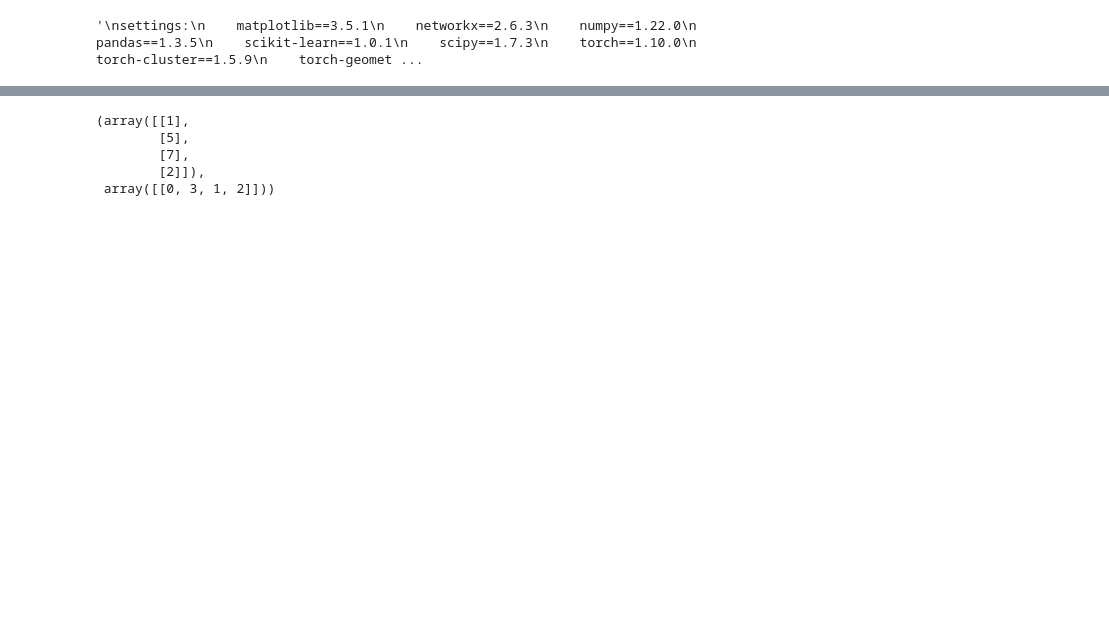
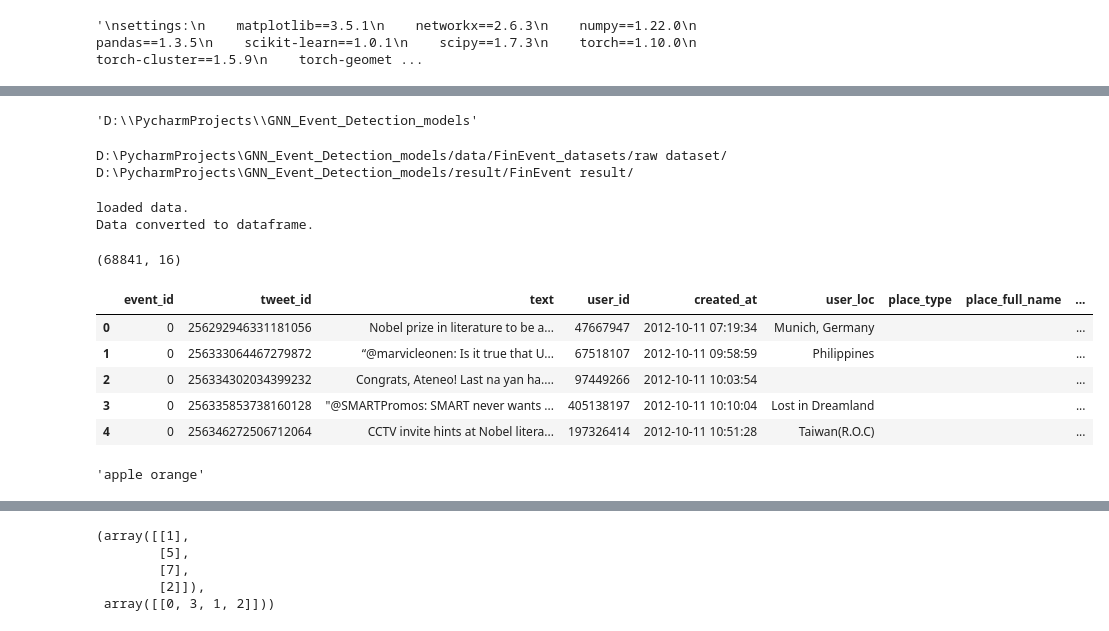
Before and after one commit to yuyongsheng1990/GNN_Event_Detection_models, a Jupyter notebook: FinEvent Models/FinEvent.ipynb, the cells around one changed output, grey strips where cells are left out. Saved outputs shown, nothing was run; the diff lists cells and outputs as text; code cells hidden in the pictures; blank space fills up the shorter version.

```diff
--- a/FinEvent Models/FinEvent.ipynb
+++ b/FinEvent Models/FinEvent.ipynb
@@ -26,7 +26,7 @@ settings:
 # %%
 import numpy as np
 import pandas as pd
-from datetime import datetime
+import datetime
 
 import networkx as nx
 from scipy import sparse
@@ -34,7 +34,7 @@ from scipy import sparse
 import torch
 
 import os
-project_path = os.getcwd()
+project_path = os.path.abspath(os.path.dirname(os.getcwd()))  # # 获取上级路径
 # %%
 project_path
 # %% [output]
@@ -120,0 +63,46 @@ class Inter_AGG(nn.Module):  # inter-aggregation
+# %%
+project_path
+# %% [output]
+'D:\\PycharmProjects\\GNN_Event_Detection_models'
+# %%
+load_path = project_path + '/data/FinEvent_datasets/raw dataset/'
+save_path = project_path + '/result/FinEvent result/'
+# %%
+print(load_path)
+print(save_path)
+# %% [output]
+D:\PycharmProjects\GNN_Event_Detection_models/data/FinEvent_datasets/raw dataset/
+D:\PycharmProjects\GNN_Event_Detection_models/result/FinEvent result/
+# %%
+# load dataset
+p_part1 = load_path + '68841_tweets_multiclasses_filtered_0722_part1.npy'
+p_part2 = load_path + '68841_tweets_multiclasses_filtered_0722_part2.npy'
+# Python 中的 pickle 用于在保存到磁盘文件或从磁盘文件读取之前，对对象进行序列化和反序列化
+df_np_part1 = np.load(p_part1, allow_pickle=True)  # allow_pickle, Allow loading pickled object arrays stored in npy files
+df_np_part2 = np.load(p_part2, allow_pickle=True)
+df_np = np.concatenate((df_np_part1, df_np_part2),axis=0) # 按行拼接
+print('loaded data.')
+df = pd.DataFrame(data=df_np, columns=['event_id','tweet_id','text','user_id','created_at','user_loc','place_type',
+                                      'place_full_name','place_country_code','hashtags','user_mentions','image_urls',
+                                      'entities','words','filtered_words','sampled_words'])
+print('Data converted to dataframe.')
+# %% [output]
+loaded data.
+Data converted to dataframe.
+# %%
+print(df.shape)
+# %% [output]
+(68841, 16)
+# %%
+df.head(5)
+# %% [output]
+|  | event_id | tweet_id | text | user_id | created_at | user_loc | place_type | place_full_name | ... |
+| 0 | 0 | 256292946331181056 | Nobel prize in literature to be a... | 47667947 | 2012-10-11 07:19:34 | Munich, Germany |  |  | ... |
+| 1 | 0 | 256333064467279872 | “@marvicleonen: Is it true that U... | 67518107 | 2012-10-11 09:58:59 | Philippines |  |  | ... |
+| 2 | 0 | 256334302034399232 | Congrats, Ateneo! Last na yan ha.... | 97449266 | 2012-10-11 10:03:54 |  |  |  | ... |
+| 3 | 0 | 256335853738160128 | "@SMARTPromos: SMART never wants ... | 405138197 | 2012-10-11 10:10:04 | Lost in Dreamland |  |  | ... |
+| 4 | 0 | 256346272506712064 | CCTV invite hints at Nobel litera... | 197326414 | 2012-10-11 10:51:28 | Taiwan(R.O.C) |  |  | ... |
+# %%
+' '.join(['apple','orange'])
+# %% [output]
+'apple orange'
```
Also changed, not shown: parts of 206 cells of this notebook, 8 other files.
